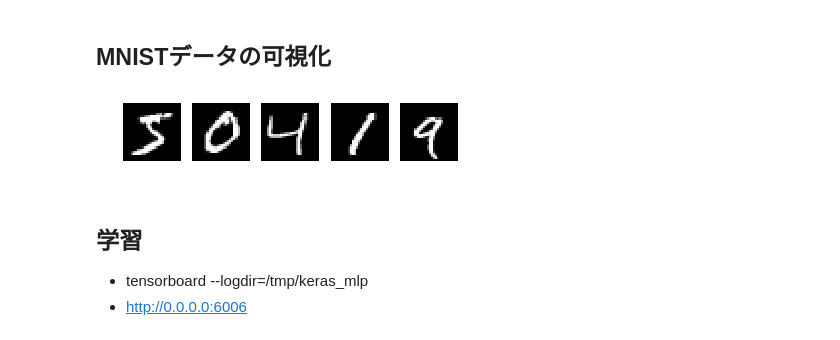
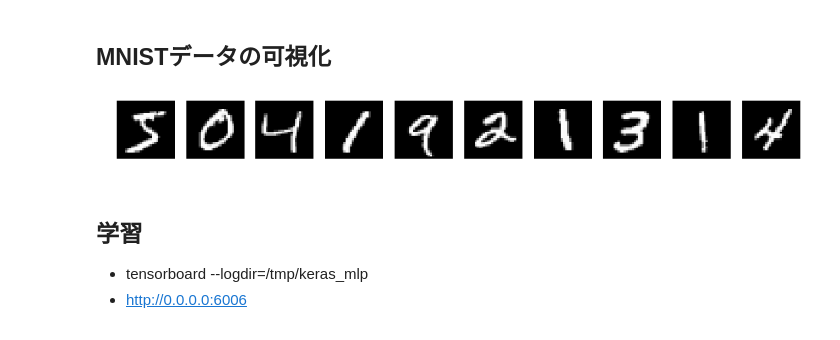
Before and after one commit to Intel0tw5727/SoftComputing-mnist_tutorial, a Jupyter notebook: MNISTForMachineLearningBeginners.ipynb, the cells around one changed output. Cells and saved outputs as stored; diff of their text form; code cells hidden in the pictures.

```diff
--- a/MNISTForMachineLearningBeginners.ipynb
+++ b/MNISTForMachineLearningBeginners.ipynb
@@ -51,6 +76,8 @@ img_rows, img_cols = 28,28
 # %% [markdown]
 画像は0から255までの数字を使って白黒で表現されているので，ここでは値を大きくしないために255で割ってあげて，白黒表現を0から1の間で表現している．なので型もintではなくfloatにする必要がある
 # %%
+X_train = X_train.reshape(60000, 784)
+X_test = X_test.reshape(10000, 784)
 X_train = X_train.astype('float32') / 255.
 X_test = X_test.astype('float32') / 255.
 # %%
@@ -77,12 +103,0 @@ array([ 0.,  0.,  0.,  0.,  0.,  1.,  0.,  0.,  0.,  0.])
-# %%
-# backendの違いによる次元数の入力型の調整(おまじない)
-from keras import backend as K
-
-if K.image_data_format() == 'channels_first':
-    X_train = X_train.reshape(X_train.shape[0], 1, img_rows, img_cols)
-    X_test = X_test.reshape(X_test.shape[0], 1, img_rows, img_cols)
-    input_shape = (1, img_rows, img_cols)
-else:
-    X_train = X_train.reshape(X_train.shape[0], img_rows, img_cols, 1)
-    X_test = X_test.reshape(X_test.shape[0], img_rows, img_cols, 1)
-    input_shape = (img_rows, img_cols, 1)
@@ -196,14 +187,14 @@ model.load_weights('./mnist_cnn_best_weight.hdf5')
 %matplotlib inline
 import matplotlib.pyplot as plt
 # %%
-# 入力データを可視化（最初の５文字）
-fig, ax = plt.subplots(1, 5)
+# 入力データを可視化（最初の10文字）
+fig, ax = plt.subplots(1, 10, figsize=(16,10))
 
-for ii in range(5):
+for ii in range(10):
     ax[ii].imshow(X_train[ii].reshape(28,28), cmap='gray')
     ax[ii].axis('off')
 # %% [output]
-[figure, old version]
+[figure, new version]
 # %% [markdown]
 ## 学習
 + tensorboard --logdir=/tmp/keras_mlp
```
Also changed, not shown: parts of 32 cells of this notebook, 3 other files.
